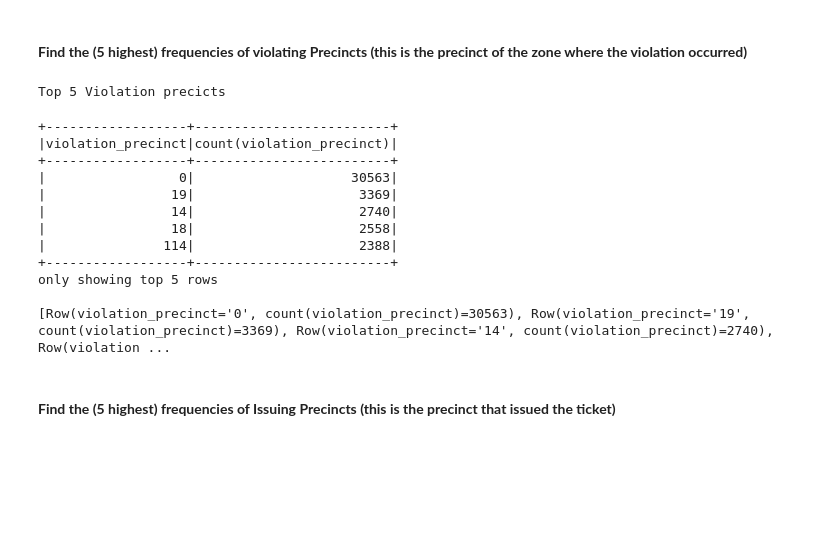
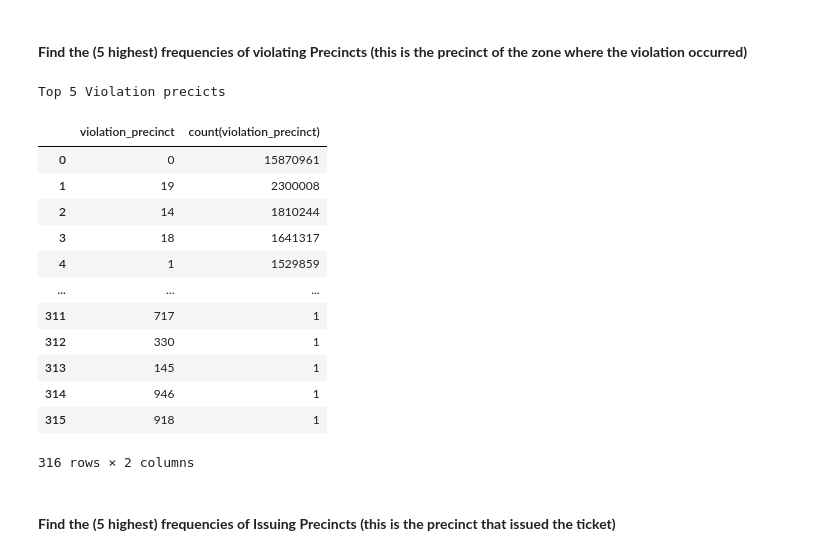
Before and after one commit to MTech-DA231-Project/NYC_Parking_Analysis, a Jupyter notebook: notebooks/nyc_parking_analysis.ipynb, the cells around one changed output. Cells and saved outputs as stored; diff of their text form; code cells hidden in the pictures; blank space fills up the shorter version.

```diff
--- a/notebooks/nyc_parking_analysis.ipynb
+++ b/notebooks/nyc_parking_analysis.ipynb
@@ -362,21 +382,22 @@ A **precinct** is a police station that has a certain zone of the city under its
 #### **Find the (5 highest) frequencies of violating Precincts (this is the precinct of the zone where the violation occurred)**
 # %%
 print('Top 5 Violation precicts')
-print(pba.violating_precicts(df, True))
+pba.violating_precicts(df, True)
 # %% [output]
 Top 5 Violation precicts
+|  | violation_precinct | count(violation_precinct) |
+| 0 | 0 | 15870961 |
+| 1 | 19 | 2300008 |
+| 2 | 14 | 1810244 |
+| 3 | 18 | 1641317 |
+| 4 | 1 | 1529859 |
+| ... | ... | ... |
+| 311 | 717 | 1 |
+| 312 | 330 | 1 |
+| 313 | 145 | 1 |
+| 314 | 946 | 1 |
+| 315 | 918 | 1 |
-+------------------+-------------------------+
-|violation_precinct|count(violation_precinct)|
-+------------------+-------------------------+
-|                 0|                    30563|
-|                19|                     3369|
-|                14|                     2740|
-|                18|                     2558|
-|               114|                     2388|
-+------------------+-------------------------+
-only showing top 5 rows
-
-[Row(violation_precinct='0', count(violation_precinct)=30563), Row(violation_precinct='19', count(violation_precinct)=3369), Row(violation_precinct='14', count(violation_precinct)=2740), Row(violation ...
+316 rows × 2 columns
 # %% [markdown]
 #### **Find the (5 highest) frequencies of Issuing Precincts (this is the precinct that issued the ticket)**
 # %%
```
Also changed, not shown: parts of 11 cells of this notebook, 3 other files.
